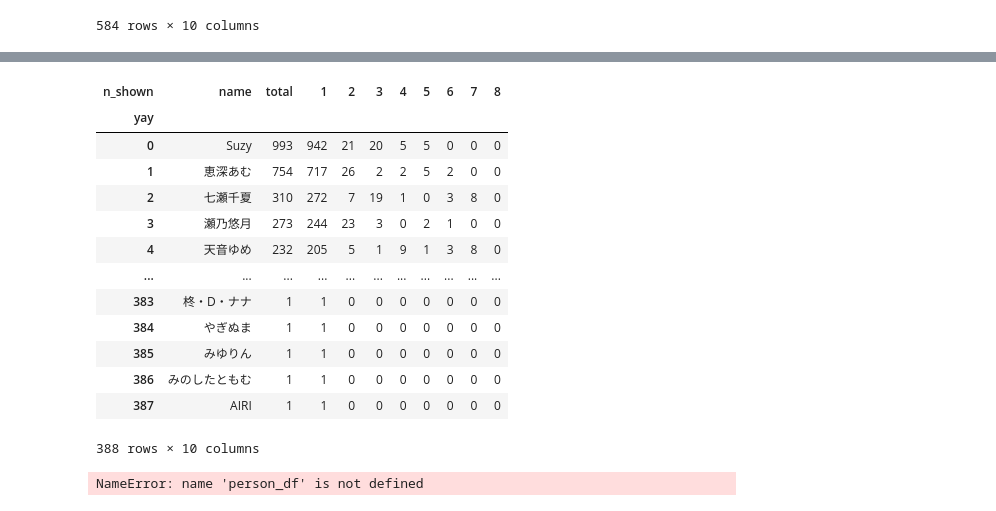
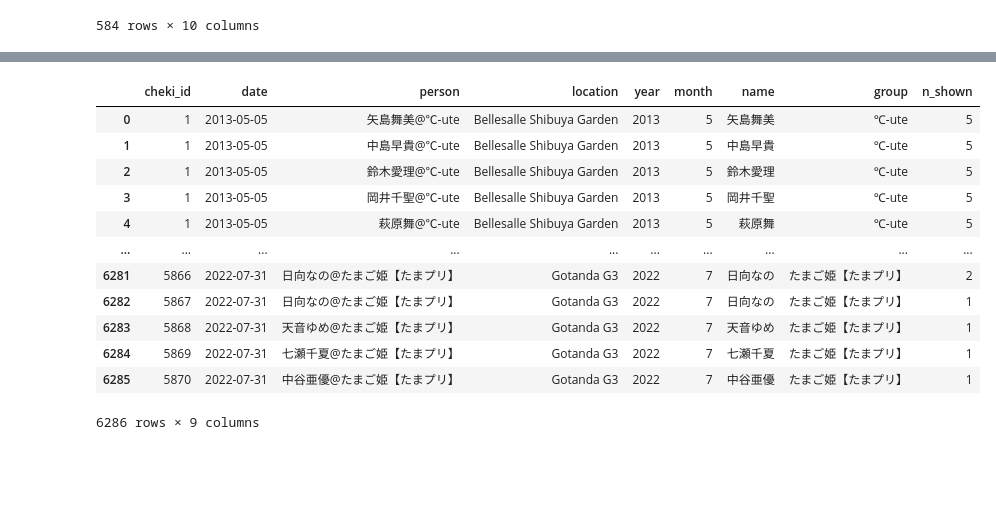
Before and after one commit to wotashu/chekilytics, a Jupyter notebook: notebook.ipynb, the cells around one changed output, grey strips where cells are left out. Drawn from its saved outputs; the diff is of its cells as text; code cells hidden in the pictures; blank space fills up the shorter version.

```diff
--- a/notebook.ipynb
+++ b/notebook.ipynb
@@ -131,22 +42,0 @@ names_df.sort_values(by="total", ascending=False)[:20][['total', 1, 2, 3, 4, 5,
-# %%
-def group_cheki_by_name(df):
-    name_cols = [col for col in df.columns if "name" in col]
-    chekis = []
-    for idx, row in df.iterrows():
-        name_count = len(list(filter(None, row[name_cols].values)))
-        for col in df.columns:
-            if (row[col] is not np.nan) and ("name" in col) and (row[col]):
-                chekis.append(
-                    {
-                        "cheki_id": idx,
-                        "date": row["date"].date(),
-                        "person": row[col],
-                        "location": row["location"],
-                        "year": row["date"].year,
-                        "month": row["date"].month,
-                        "name": split_name_group(row[col])[0],
-                        "group": split_name_group(row[col])[1],
-                        "n_shown": name_count,
-                    }
-                )
-    return pd.DataFrame(chekis)
@@ -193,21 +42,0 @@ totals.index.name = "yay"
-# %%
-totals
-# %% [output]
-| n_shown | name | total | 1 | 2 | 3 | 4 | 5 | 6 | 7 | 8 |
-| yay |  |  |  |  |  |  |  |  |  |  |
-| 0 | Suzy | 993 | 942 | 21 | 20 | 5 | 5 | 0 | 0 | 0 |
-| 1 | 恵深あむ | 754 | 717 | 26 | 2 | 2 | 5 | 2 | 0 | 0 |
-| 2 | 七瀬千夏 | 310 | 272 | 7 | 19 | 1 | 0 | 3 | 8 | 0 |
-| 3 | 瀬乃悠月 | 273 | 244 | 23 | 3 | 0 | 2 | 1 | 0 | 0 |
-| 4 | 天音ゆめ | 232 | 205 | 5 | 1 | 9 | 1 | 3 | 8 | 0 |
-| ... | ... | ... | ... | ... | ... | ... | ... | ... | ... | ... |
-| 383 | 柊・D・ナナ | 1 | 1 | 0 | 0 | 0 | 0 | 0 | 0 | 0 |
-| 384 | やぎぬま | 1 | 1 | 0 | 0 | 0 | 0 | 0 | 0 | 0 |
-| 385 | みゆりん | 1 | 1 | 0 | 0 | 0 | 0 | 0 | 0 | 0 |
-| 386 | みのしたともむ | 1 | 1 | 0 | 0 | 0 | 0 | 0 | 0 | 0 |
-| 387 | AIRI | 1 | 1 | 0 | 0 | 0 | 0 | 0 | 0 | 0 |
-388 rows × 10 columns
-# %%
-person_df
-# %% [output]
-NameError: name 'person_df' is not defined
@@ -213,0 +48,16 @@ NameError: name 'person_df' is not defined
+# %%
+names_df
+# %% [output]
+|  | cheki_id | date | person | location | year | month | name | group | n_shown |
+| 0 | 1 | 2013-05-05 | 矢島舞美@℃-ute | Bellesalle Shibuya Garden | 2013 | 5 | 矢島舞美 | ℃-ute | 5 |
+| 1 | 1 | 2013-05-05 | 中島早貴@℃-ute | Bellesalle Shibuya Garden | 2013 | 5 | 中島早貴 | ℃-ute | 5 |
+| 2 | 1 | 2013-05-05 | 鈴木愛理@℃-ute | Bellesalle Shibuya Garden | 2013 | 5 | 鈴木愛理 | ℃-ute | 5 |
+| 3 | 1 | 2013-05-05 | 岡井千聖@℃-ute | Bellesalle Shibuya Garden | 2013 | 5 | 岡井千聖 | ℃-ute | 5 |
+| 4 | 1 | 2013-05-05 | 萩原舞@℃-ute | Bellesalle Shibuya Garden | 2013 | 5 | 萩原舞 | ℃-ute | 5 |
+| ... | ... | ... | ... | ... | ... | ... | ... | ... | ... |
+| 6281 | 5866 | 2022-07-31 | 日向なの@たまご姫【たまプリ】 | Gotanda G3 | 2022 | 7 | 日向なの | たまご姫【たまプリ】 | 2 |
+| 6282 | 5867 | 2022-07-31 | 日向なの@たまご姫【たまプリ】 | Gotanda G3 | 2022 | 7 | 日向なの | たまご姫【たまプリ】 | 1 |
+| 6283 | 5868 | 2022-07-31 | 天音ゆめ@たまご姫【たまプリ】 | Gotanda G3 | 2022 | 7 | 天音ゆめ | たまご姫【たまプリ】 | 1 |
+| 6284 | 5869 | 2022-07-31 | 七瀬千夏@たまご姫【たまプリ】 | Gotanda G3 | 2022 | 7 | 七瀬千夏 | たまご姫【たまプリ】 | 1 |
+| 6285 | 5870 | 2022-07-31 | 中谷亜優@たまご姫【たまプリ】 | Gotanda G3 | 2022 | 7 | 中谷亜優 | たまご姫【たまプリ】 | 1 |
+6286 rows × 9 columns
```
Also changed, not shown: parts of 43 cells of this notebook, 4 other files.
